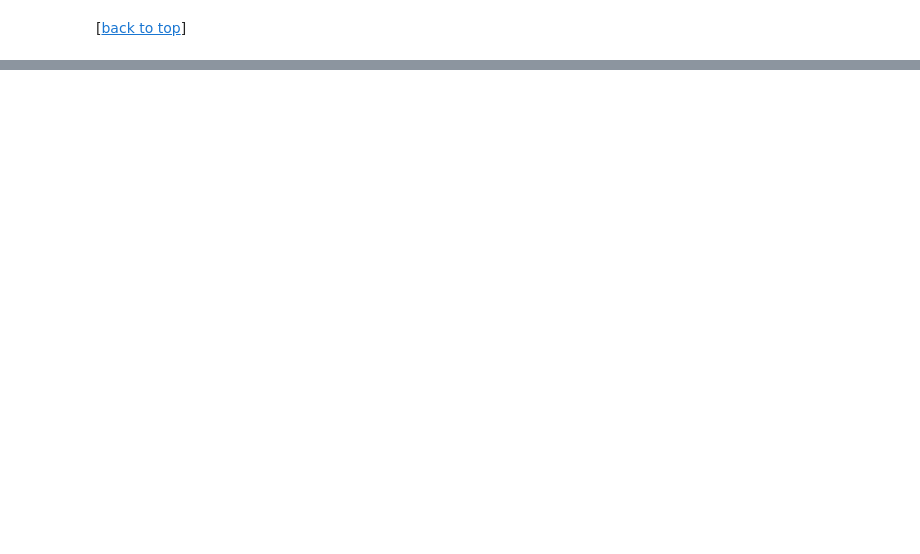
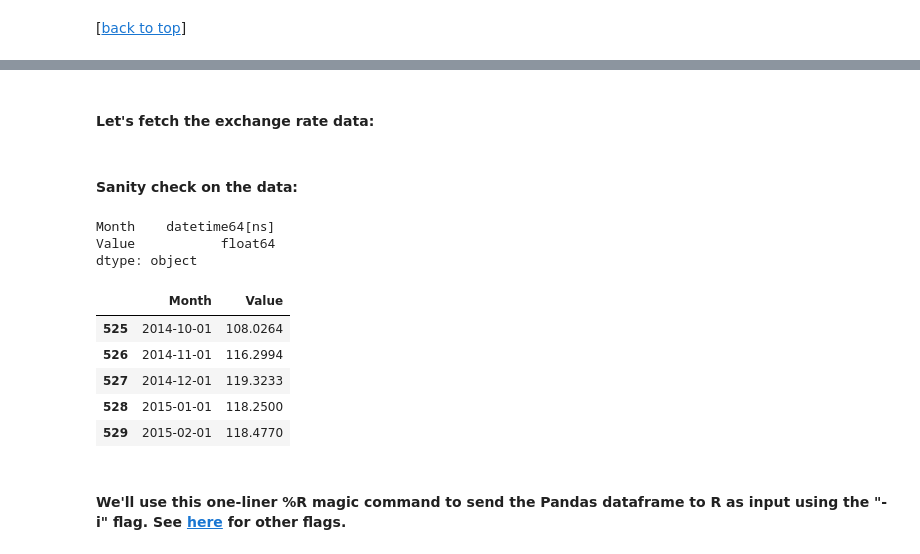
Before and after one commit to Ebotto1/ipython_notebooks, a Jupyter notebook: pandas/PandasCheatSheet.ipynb, the cells around one changed output, grey strips where cells are left out. Saved outputs shown, nothing was run; the diff lists cells and outputs as text; code cells hidden in the pictures; blank space fills up the shorter version.

```diff
--- a/pandas/PandasCheatSheet.ipynb
+++ b/pandas/PandasCheatSheet.ipynb
@@ -1153,0 +1165,26 @@ df[df.isnull().any(axis=1)]
+# %% [markdown]
+#### Let's fetch the exchange rate data:
+# %%
+import pandas as pd
+
+df = pd.read_csv('http://research.stlouisfed.org/fred2/data/EXJPUS.txt', sep='  ', skiprows=28, engine='python',
+                 parse_dates=[0], header=None, names=['Month','Value'])
+# %% [markdown]
+#### Sanity check on the data:
+# %%
+df.dtypes
+# %% [output]
+Month    datetime64[ns]
+Value           float64
+dtype: object
+# %%
+df.tail()
+# %% [output]
+|  | Month | Value |
+| 525 | 2014-10-01 | 108.0264 |
+| 526 | 2014-11-01 | 116.2994 |
+| 527 | 2014-12-01 | 119.3233 |
+| 528 | 2015-01-01 | 118.2500 |
+| 529 | 2015-02-01 | 118.4770 |
+# %% [markdown]
+#### We'll use this one-liner %R magic command to send the Pandas dataframe to R as input using the "-i" flag.  See [here](http://rpy.sourceforge.net/rpy2/doc-2.4/html/interactive.html#module-rpy2.ipython.rmagic) for other flags.
```
Also changed, not shown: parts of 9 cells of this notebook.
